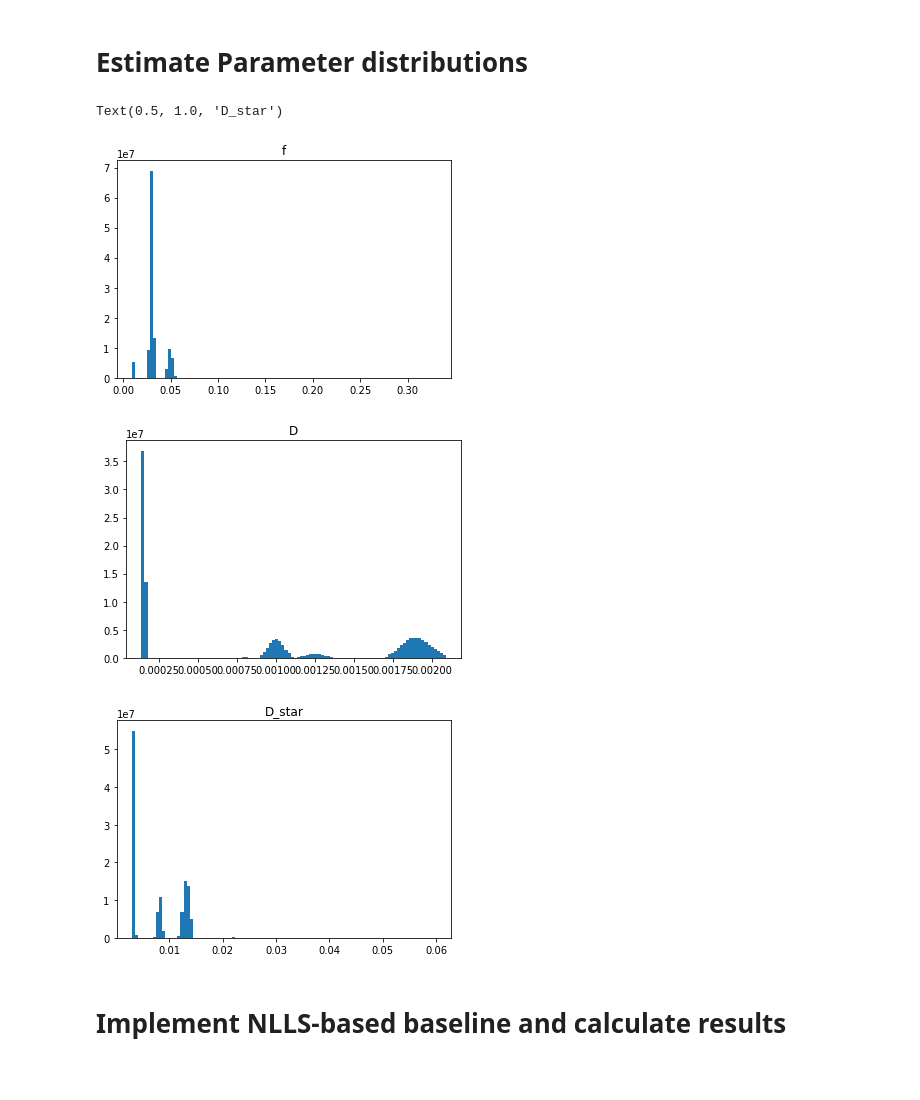
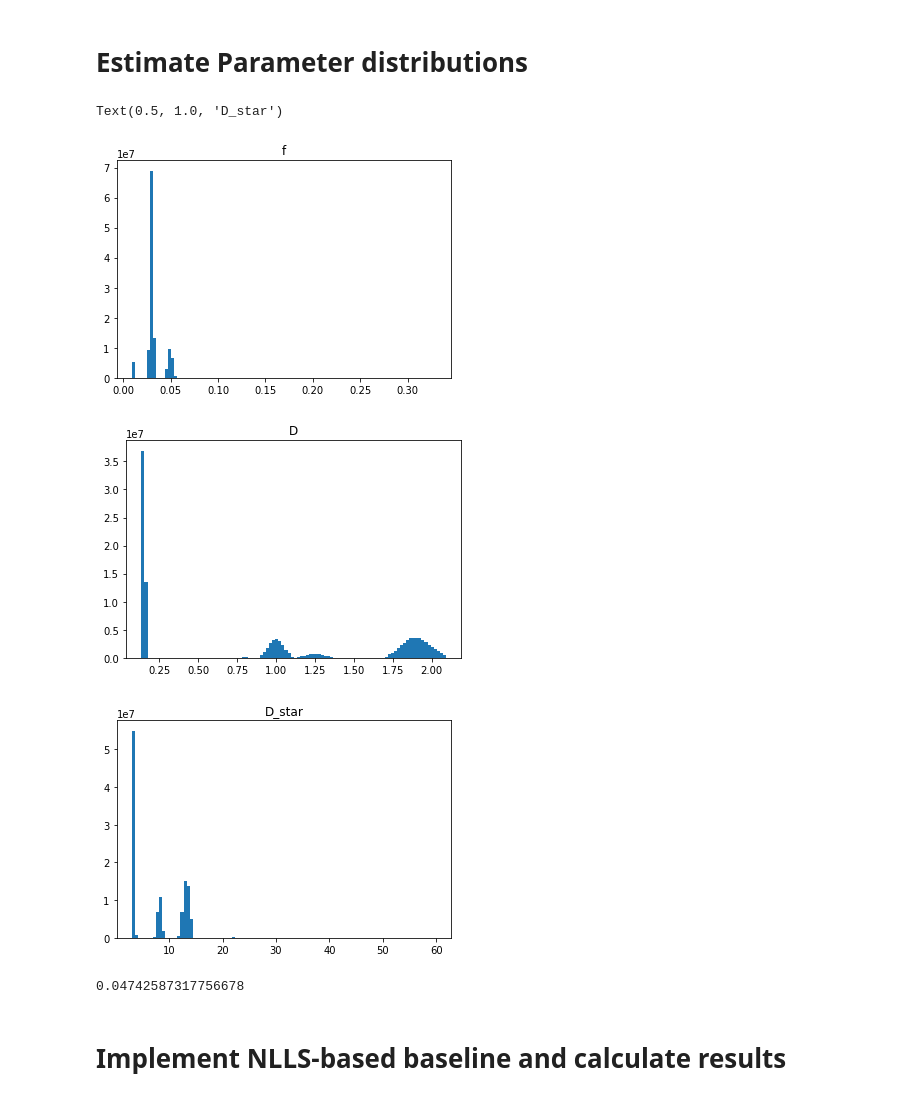
Before and after one commit to batuhan-gundogdu/PIA_IVIM, a Jupyter notebook: step-1_exploratory_data_analysis.ipynb, the cells around one changed output. Cells and saved outputs as stored; diff of their text form; code cells hidden in the pictures.

```diff
--- a/step-1_exploratory_data_analysis.ipynb
+++ b/step-1_exploratory_data_analysis.ipynb
@@ -107,37 +107,44 @@ from tqdm import tqdm
 f = []
 D = []
 D_star = []
 for image_number in tqdm(range(1, 1001)):
     # load gt data
     params = read_data(file_dir, fname_gt, image_number)
     clean = read_data(file_dir, fname_gtDWI, image_number)
     f_measurement = params[:, :, 0]
     D_measurement = params[:, :, 1]
     D_star_measurement = params[:, :, 2]
     coordBody = np.argwhere(clean > 0)
     f.append(f_measurement[coordBody[:,0], coordBody[:,1]])
-    D.append(D_measurement[coordBody[:,0], coordBody[:,1]])
-    D_star.append(D_star_measurement[coordBody[:,0], coordBody[:,1]])
+    D.append(1000*D_measurement[coordBody[:,0], coordBody[:,1]])
+    D_star.append(1000*D_star_measurement[coordBody[:,0], coordBody[:,1]])
 
 
 f = np.concatenate(f).ravel()
 a = plt.hist(f, bins=100)
 plt.title('f')
 
 plt.figure()
 D = np.concatenate(D).ravel()
 a = plt.hist(D, bins=100)
 plt.title('D')
 
 plt.figure()
 D_star = np.concatenate(D_star).ravel()
 a = plt.hist(D_star, bins=100)
 plt.title('D_star')
 # %% [output]
 Text(0.5, 1.0, 'D_star')
 [figure]
-[figure, old version]
+[figure, new version]
-[figure, old version]
+[figure, new version]
+# %%
+def s(x):
+    return 1/(1+np.exp(-x))
+
+s(-3)
+# %% [output]
+0.04742587317756678
 # %% [markdown]
 # Implement NLLS-based baseline and calculate results
 # %%
```
Also changed, not shown: parts of 1 cell of this notebook, 3 other files.
